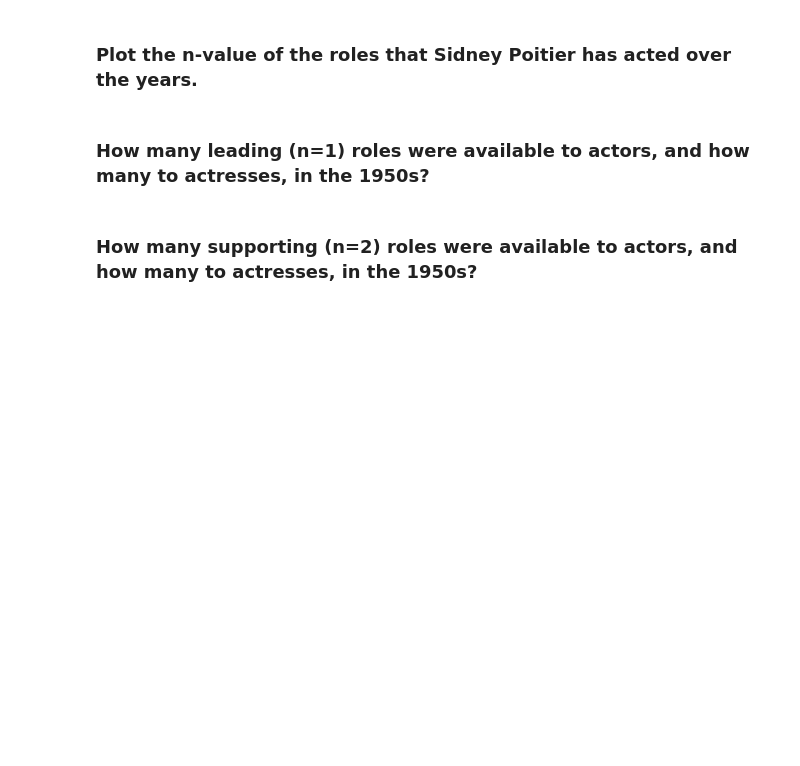
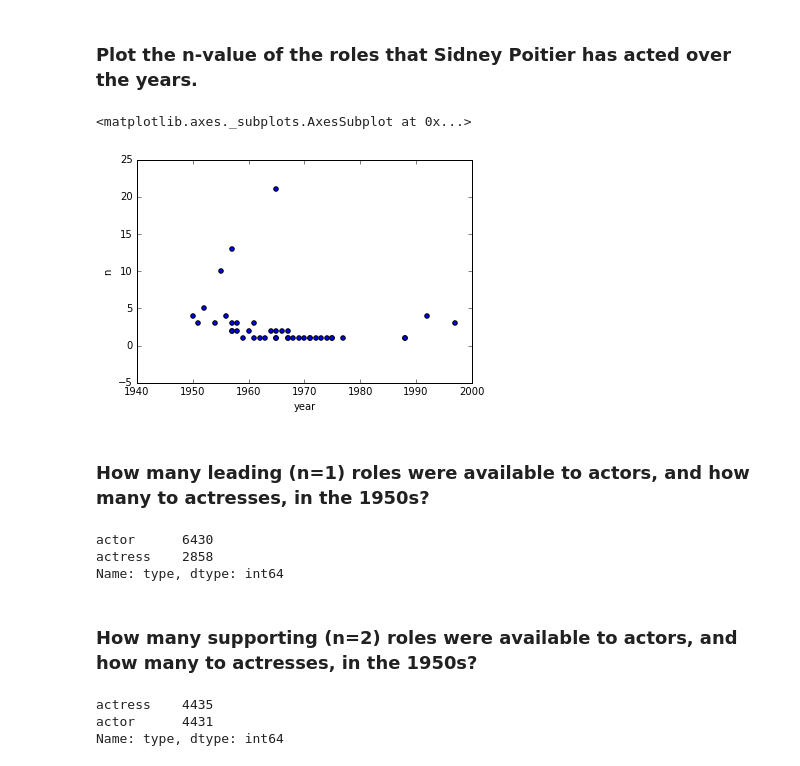
Before and after one commit to climberwb/pycon-pandas-tutorial, a Jupyter notebook: Exercises-2.ipynb, the cells around one changed output. Saved outputs shown, nothing was run; the diff lists cells and outputs as text; code cells hidden in the pictures; blank space fills up the shorter version.

```diff
--- a/Exercises-2.ipynb
+++ b/Exercises-2.ipynb
@@ -162,6 +207,31 @@ AttributeError: 'DataFrame' object has no attribute 'role'
 # %% [markdown]
 ### Plot the n-value of the roles that Sidney Poitier has acted over the years.
+# %%
+char = cast[cast["name"]== "Sidney Poitier"]
+char = char[char.n.notnull()]
+char.plot(x="year",y="n",kind="scatter")
+# %% [output]
+<matplotlib.axes._subplots.AxesSubplot at 0x...>
+[figure, added]
 # %% [markdown]
 ### How many leading (n=1) roles were available to actors, and how many to actresses, in the 1950s?
+# %%
+c = cast
+c = c[c.year // 10 == 195]
+c = c[(c.n == 1) ]
+c.type.value_counts()
+# %% [output]
+actor      6430
+actress    2858
+Name: type, dtype: int64
 # %% [markdown]
 ### How many supporting (n=2) roles were available to actors, and how many to actresses, in the 1950s?
+# %%
+c = cast
+c = c[c.year // 10 == 195]
+c = c[(c.n == 2) ]
+c.type.value_counts()
+# %% [output]
+actress    4435
+actor      4431
+Name: type, dtype: int64
```
Also changed, not shown: parts of 5 cells of this notebook.
